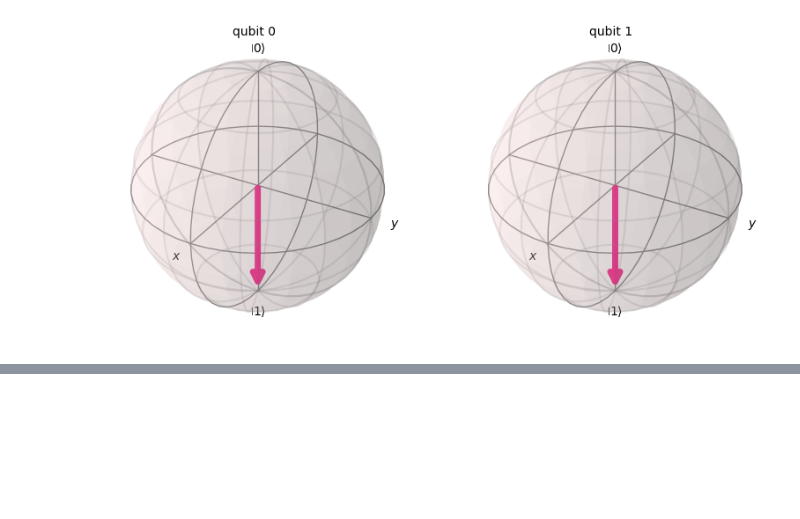
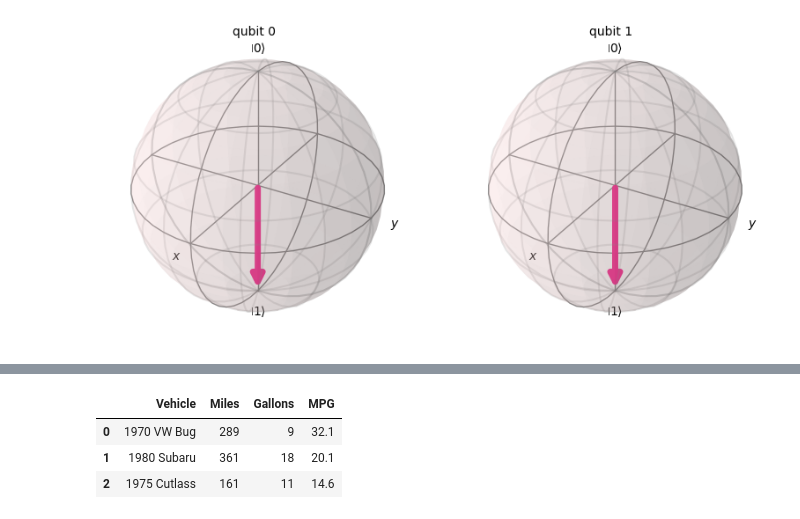
Before and after one commit to dcChilshock/AP-ComputerScience, a Jupyter notebook: Notebooks/concepts.ipynb, the cells around one changed output, grey strips where cells are left out. Drawn from its saved outputs; the diff is of its cells as text; code cells hidden in the pictures; blank space fills up the shorter version.

```diff
--- a/Notebooks/concepts.ipynb
+++ b/Notebooks/concepts.ipynb
@@ -394,0 +437,11 @@ plot_bloch_multivector(statevectors)
+# %%
+updated_df = pd.read_sql_query('SELECT * FROM cars', conn)
+# Close connections to DB
+cur.close()
+conn.close()
+updated_df
+# %% [output]
+|  | Vehicle | Miles | Gallons | MPG |
+| 0 | 1970 VW Bug | 289 | 9 | 32.1 |
+| 1 | 1980 Subaru | 361 | 18 | 20.1 |
+| 2 | 1975 Cutlass | 161 | 11 | 14.6 |
```
Also changed, not shown: parts of 6 cells of this notebook, 1 other file.
